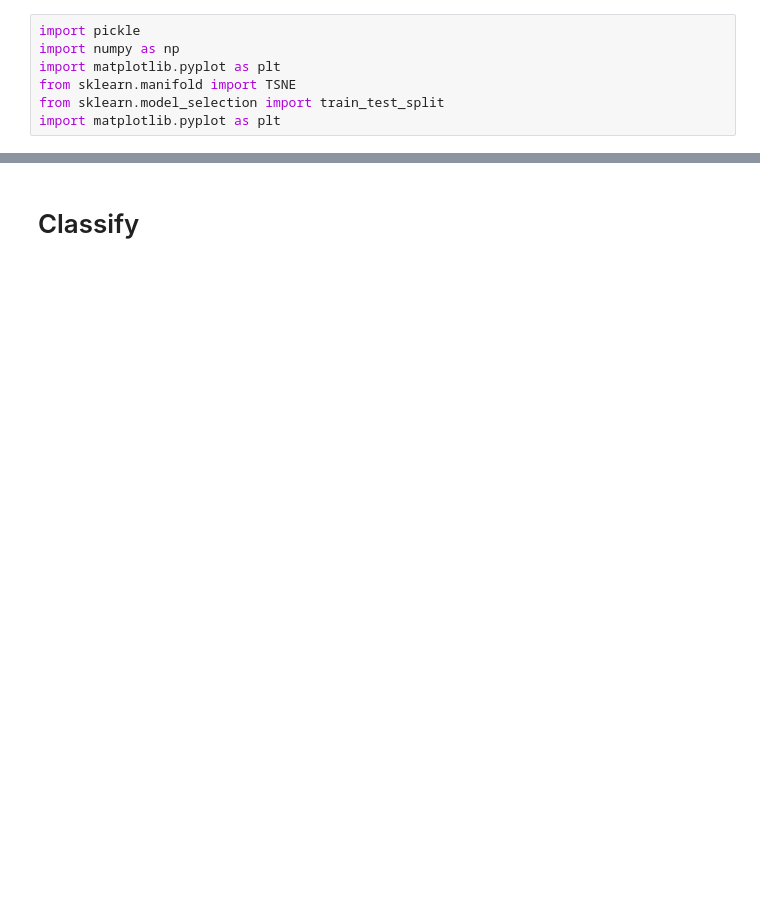
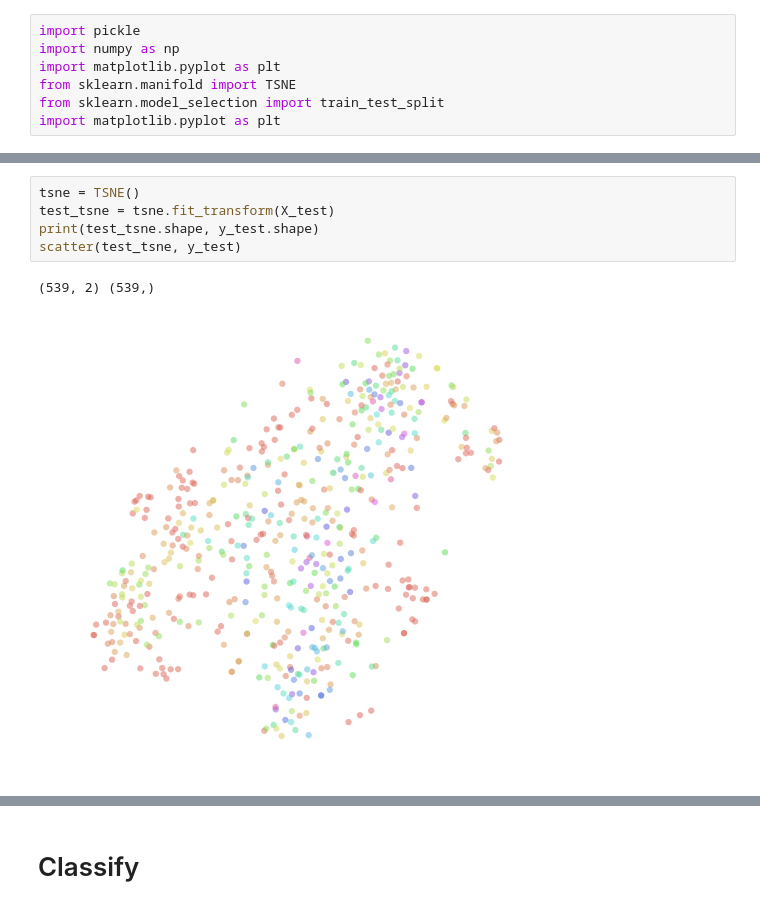
Before and after one commit to AlexKay28/MedConcNorm, a Jupyter notebook: notebooks/SiameseNets.ipynb, the cells around one changed output, grey strips where cells are left out. Cells and saved outputs as stored; diff of their text form; blank space fills up the shorter version.

```diff
--- a/notebooks/SiameseNets.ipynb
+++ b/notebooks/SiameseNets.ipynb
@@ -148,0 +147,8 @@ scatter(train_tsne_embeds, y_train)
+# %%
+tsne = TSNE()
+test_tsne = tsne.fit_transform(X_test)
+print(test_tsne.shape, y_test.shape)
+scatter(test_tsne, y_test)
+# %% [output]
+(539, 2) (539,)
+[figure, added]
```
Also changed, not shown: parts of 20 cells of this notebook, 11 other files.
